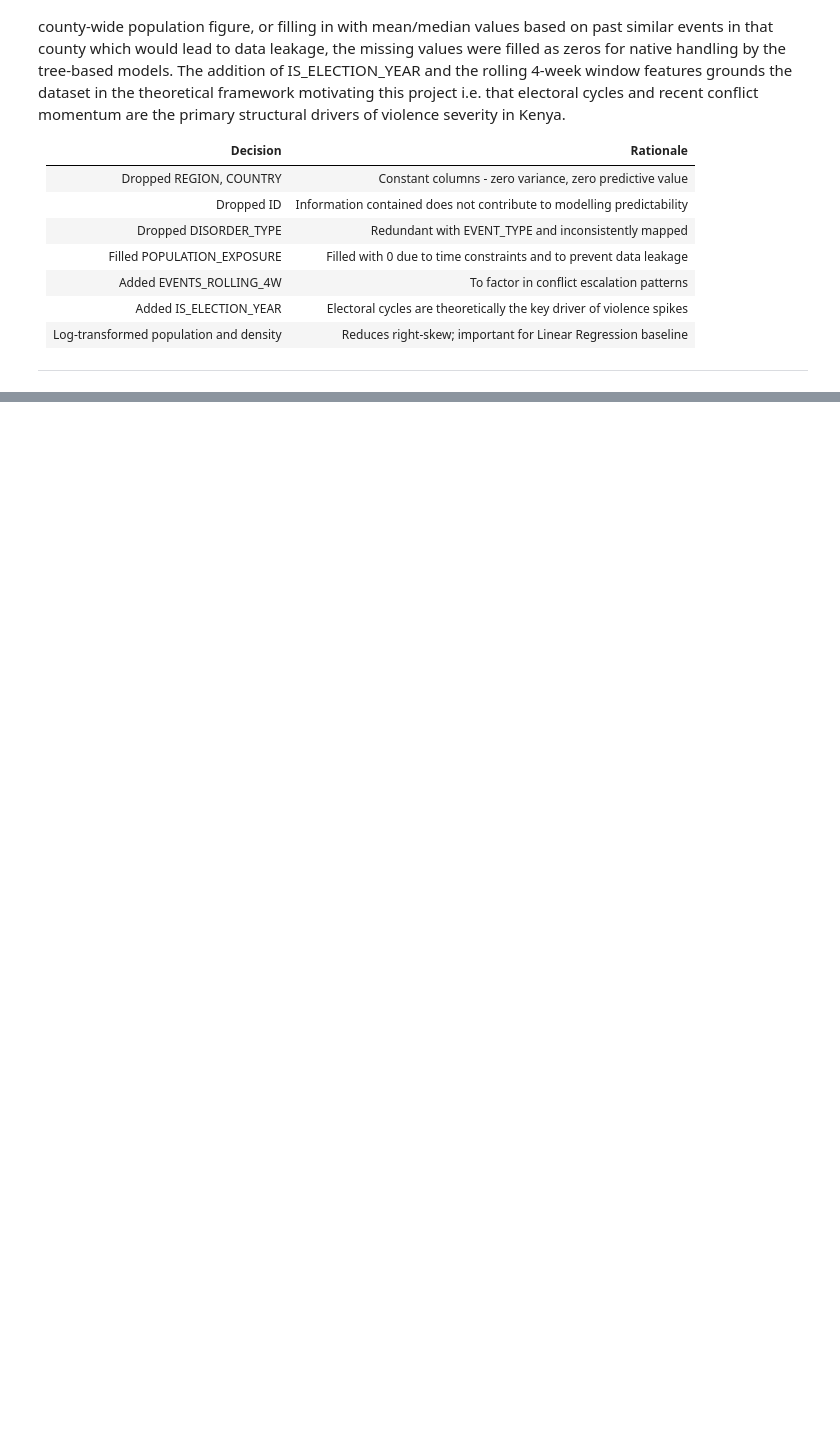
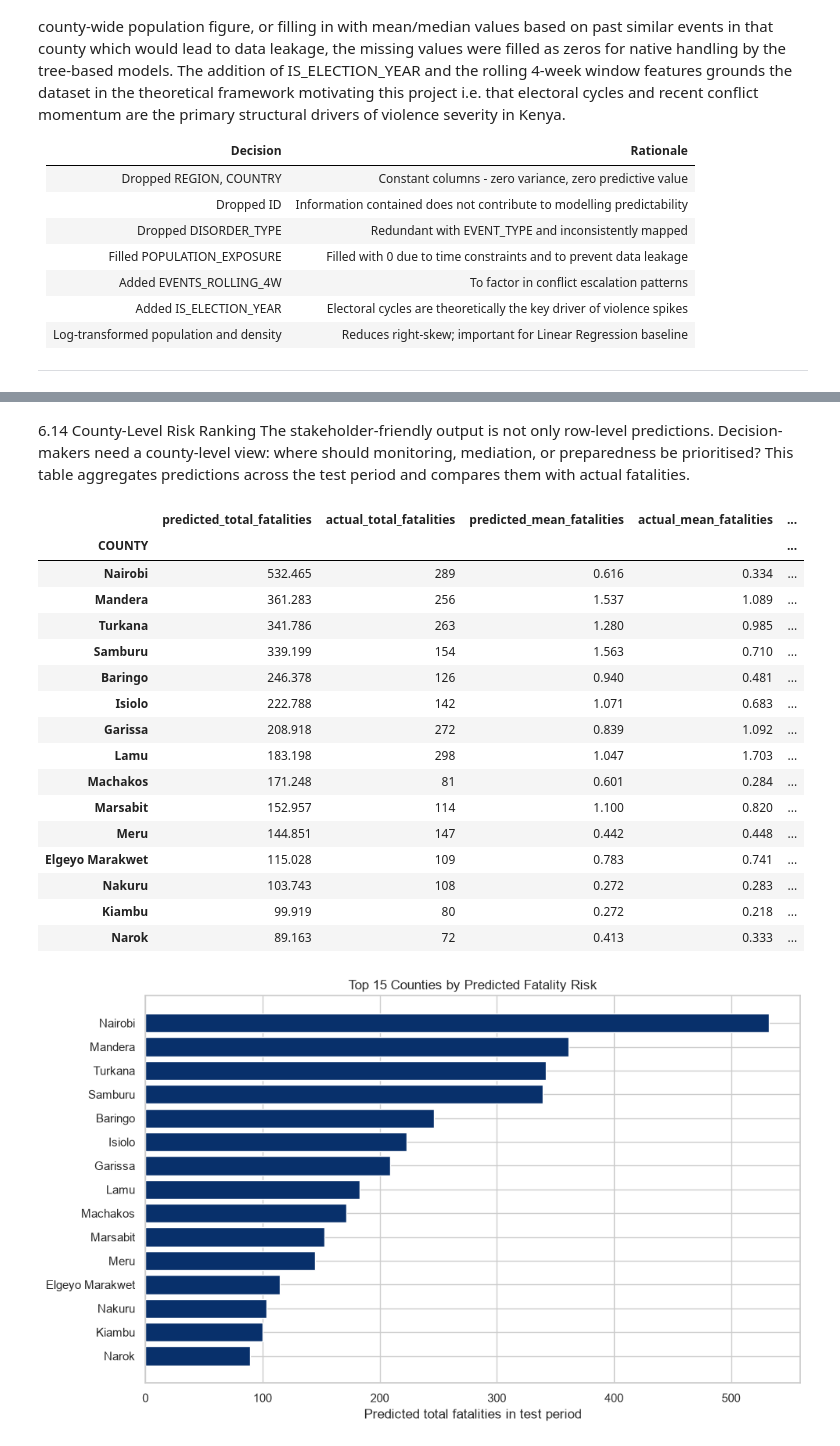
Before and after one commit to KimutaiHub/kenya-political-violence-risk-prediction, a Jupyter notebook: master_notebook.ipynb, the cells around one changed output, grey strips where cells are left out. Saved outputs shown, nothing was run; the diff lists cells and outputs as text; code cells hidden in the pictures; blank space fills up the shorter version.

```diff
--- a/master_notebook.ipynb
+++ b/master_notebook.ipynb
@@ -819,0 +1511,49 @@ The most consequential decision was the treatment of POPULATION_EXPOSURE: rather
+# %% [markdown]
+6.14 County-Level Risk Ranking
+The stakeholder-friendly output is not only row-level predictions.
+Decision-makers need a county-level view: where should monitoring, mediation, or preparedness be prioritised?
+This table aggregates predictions across the test period and compares them with actual fatalities.
+# %%
+county_risk = (
+    test_diagnostics
+    .groupby("COUNTY")
+    .agg(
+        predicted_total_fatalities=("PREDICTED_FATALITIES", "sum"),
+        actual_total_fatalities=("TARGET_FATALITIES", "sum"),
+        predicted_mean_fatalities=("PREDICTED_FATALITIES", "mean"),
+        actual_mean_fatalities=("TARGET_FATALITIES", "mean"),
+        severe_weeks_actual=("TARGET_FATALITIES", lambda s: (s >= 20).sum()),
+        rows=("COUNTY", "size"),
+    )
+    .sort_values("predicted_total_fatalities", ascending=False)
+)
+
+county_risk["risk_rank"] = range(1, len(county_risk) + 1)
+display(county_risk.head(15))
+
+plt.figure(figsize=(10, 6))
+top_risk = county_risk.head(15).sort_values("predicted_total_fatalities")
+plt.barh(top_risk.index, top_risk["predicted_total_fatalities"], color="#08306b")
+plt.title("Top 15 Counties by Predicted Fatality Risk")
+plt.xlabel("Predicted total fatalities in test period")
+plt.tight_layout()
+plt.show()
+# %% [output]
+|  | predicted_total_fatalities | actual_total_fatalities | predicted_mean_fatalities | actual_mean_fatalities | ... |
+| COUNTY |  |  |  |  | ... |
+| Nairobi | 532.465 | 289 | 0.616 | 0.334 | ... |
+| Mandera | 361.283 | 256 | 1.537 | 1.089 | ... |
+| Turkana | 341.786 | 263 | 1.280 | 0.985 | ... |
+| Samburu | 339.199 | 154 | 1.563 | 0.710 | ... |
+| Baringo | 246.378 | 126 | 0.940 | 0.481 | ... |
+| Isiolo | 222.788 | 142 | 1.071 | 0.683 | ... |
+| Garissa | 208.918 | 272 | 0.839 | 1.092 | ... |
+| Lamu | 183.198 | 298 | 1.047 | 1.703 | ... |
+| Machakos | 171.248 | 81 | 0.601 | 0.284 | ... |
+| Marsabit | 152.957 | 114 | 1.100 | 0.820 | ... |
+| Meru | 144.851 | 147 | 0.442 | 0.448 | ... |
+| Elgeyo Marakwet | 115.028 | 109 | 0.783 | 0.741 | ... |
+| Nakuru | 103.743 | 108 | 0.272 | 0.283 | ... |
+| Kiambu | 99.919 | 80 | 0.272 | 0.218 | ... |
+| Narok | 89.163 | 72 | 0.413 | 0.333 | ... |
+[figure, added]
```
Also changed, not shown: parts of 46 cells of this notebook, 5 other files.
